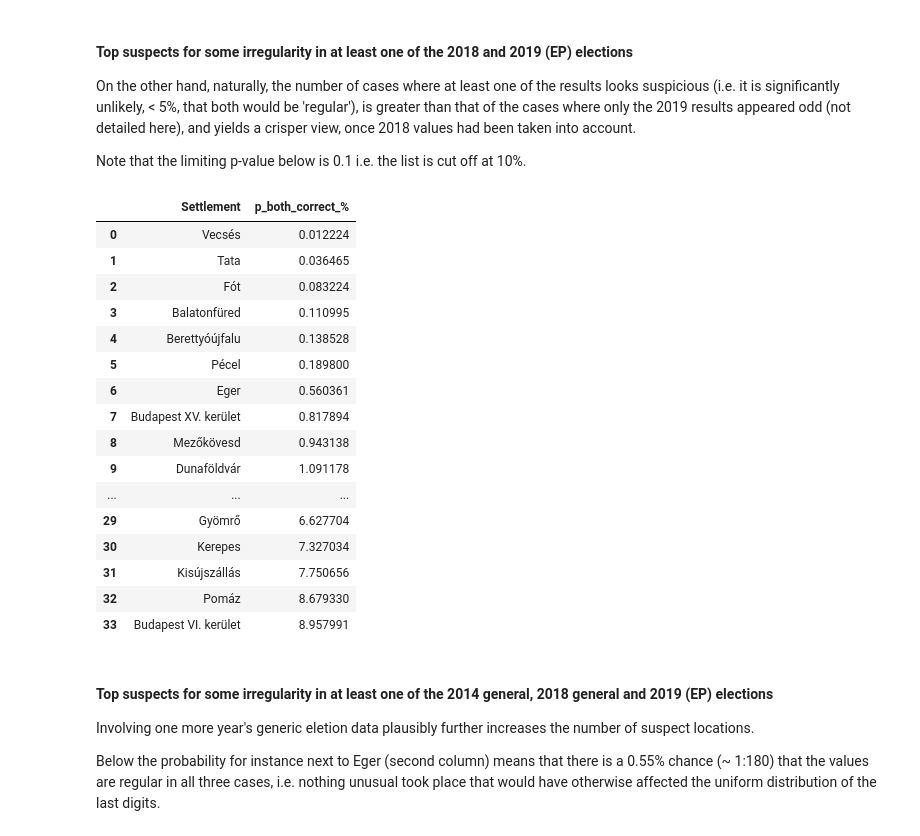
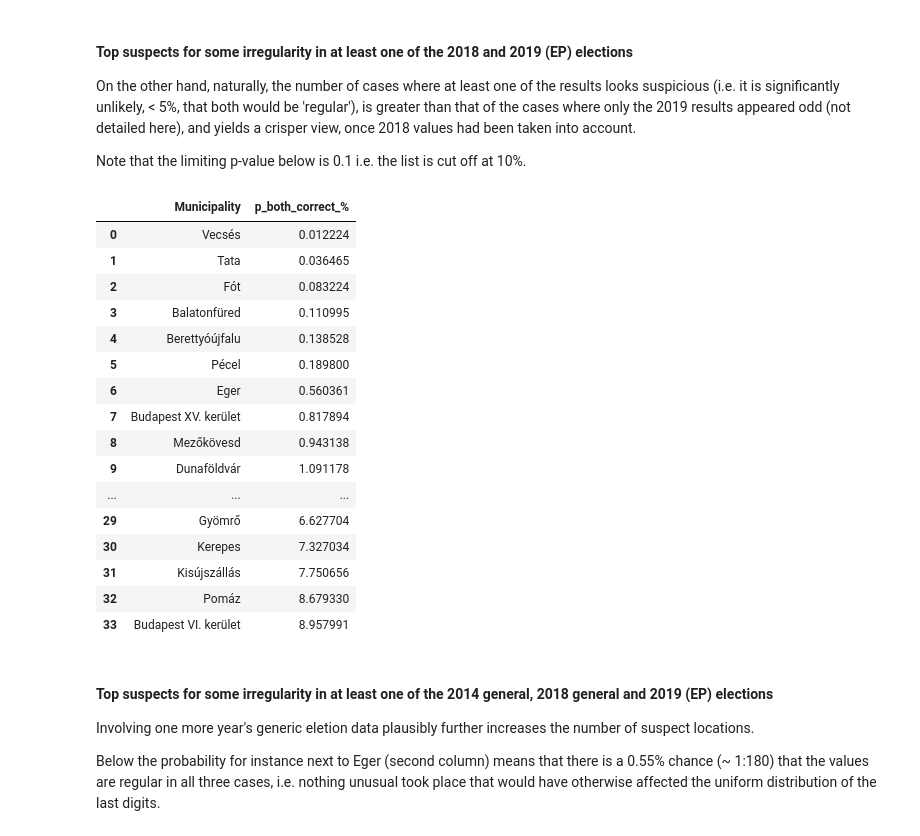
Before and after one commit to brezniczky/ep_elections_2019_hun, a Jupyter notebook: report.ipynb, the cells around one changed output. Drawn from its saved outputs; the diff is of its cells as text; code cells hidden in the pictures.

```diff
--- a/report.ipynb
+++ b/report.ipynb
@@ -122,9 +124,9 @@ On the other hand, naturally, the number of cases where at least one of the resu
 Note that the limiting p-value below is 0.1 i.e. the list is cut off at 10%.
 # %%
 suspects["p_both_correct_%"] = suspects["p_all_2"] * 100
-suspects[["Settlement", "p_both_correct_%"]]
+suspects[["Settlement", "p_both_correct_%"]].rename(columns={"Settlement": "Municipality"})
 # %% [output]
-|  | Settlement | p_both_correct_% |
+|  | Municipality | p_both_correct_% |
 | 0 | Vecsés | 0.012224 |
 | 1 | Tata | 0.036465 |
 | 2 | Fót | 0.083224 |
```
Also changed, not shown: parts of 13 cells of this notebook.
